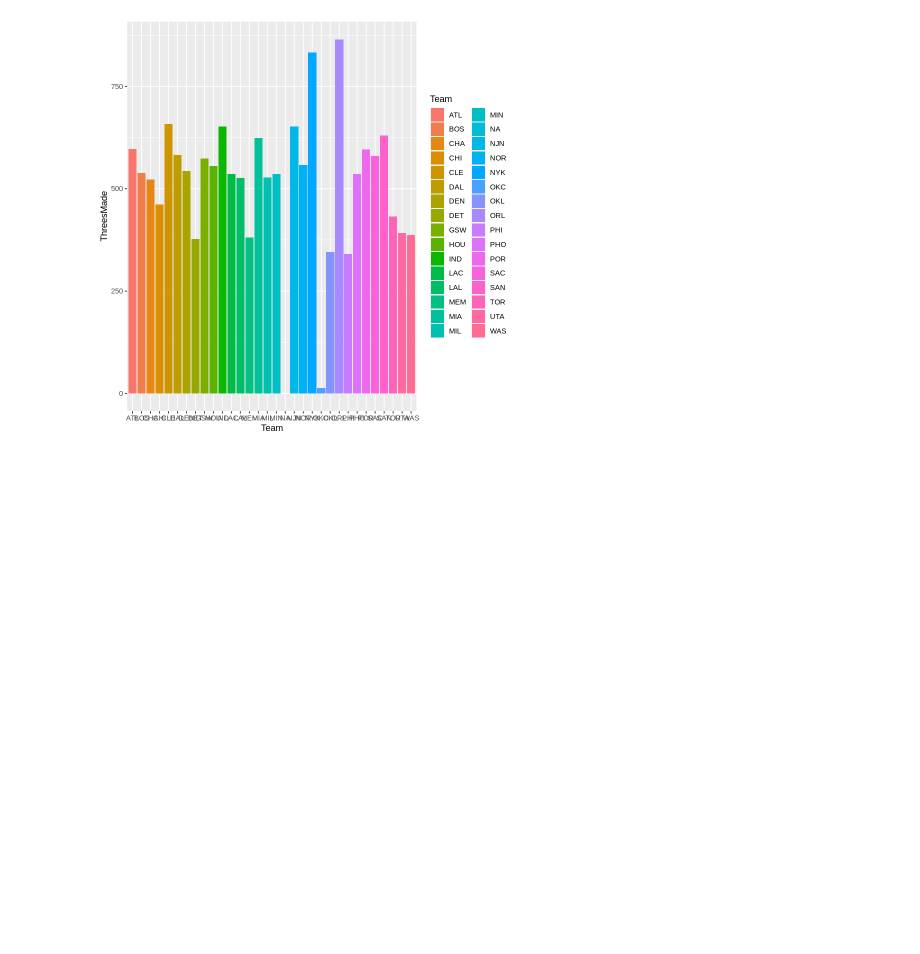
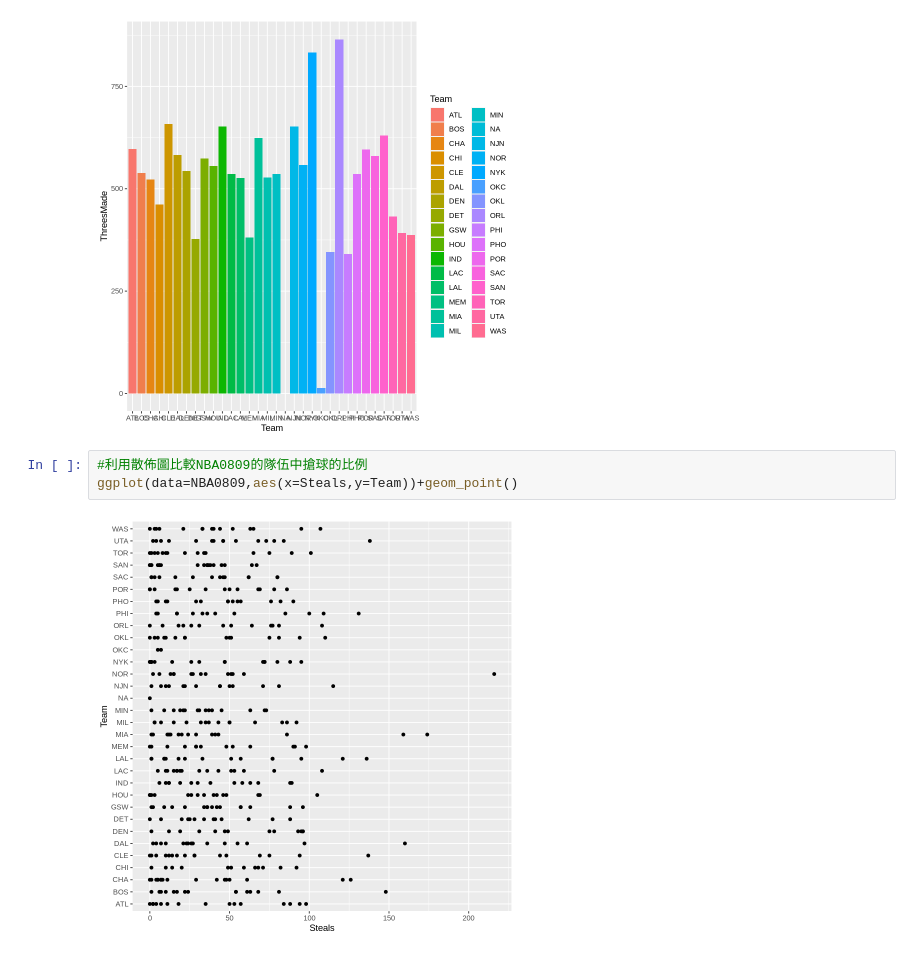
Before and after one commit to mia-netizen/bigdata, a Jupyter notebook: 0420期中考.ipynb, the cells around one changed output. Drawn from its saved outputs; the diff is of its cells as text; blank space fills up the shorter version.

```diff
--- a/0420期中考.ipynb
+++ b/0420期中考.ipynb
@@ -180,4 +181,9 @@ ggplot(data=NBA0809,aes(x=Team,y=ThreesMade))+geom_col()
 ggplot(data=NBA0809,aes(x=Team,y=ThreesMade,fill=Team))+geom_col()
 # %% [output]
 [figure]
+# %%
+#利用散佈圖比較NBA0809的隊伍中搶球的比例
+ggplot(data=NBA0809,aes(x=Steals,y=Team))+geom_point()
+# %% [output]
+[figure, added]
 # %%
```
Also changed, not shown: parts of 5 cells of this notebook.
